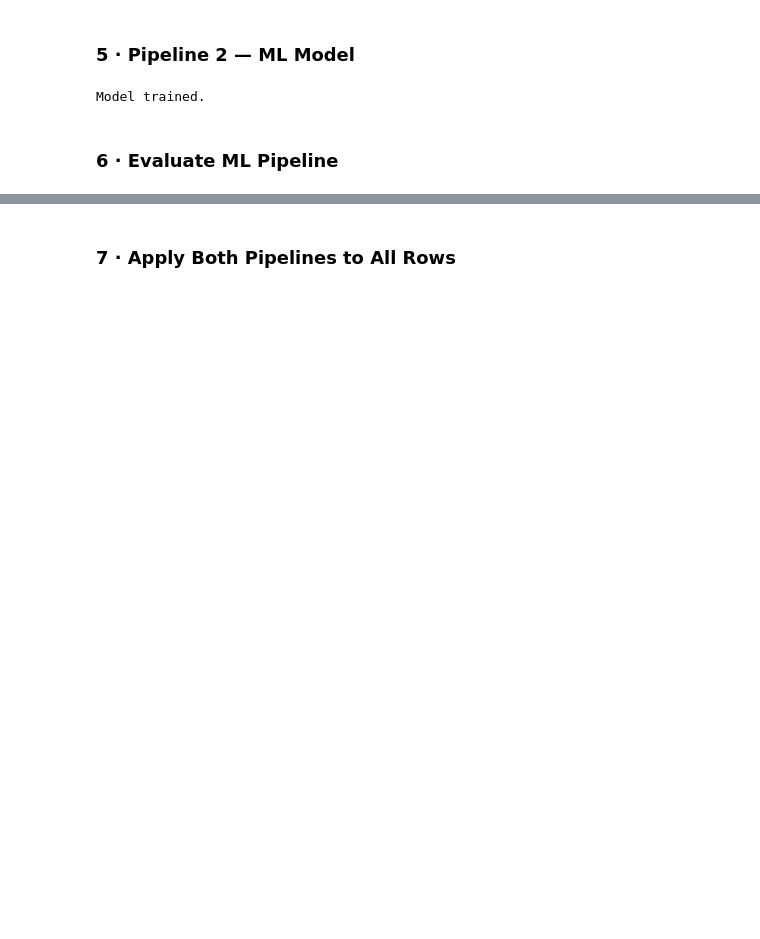
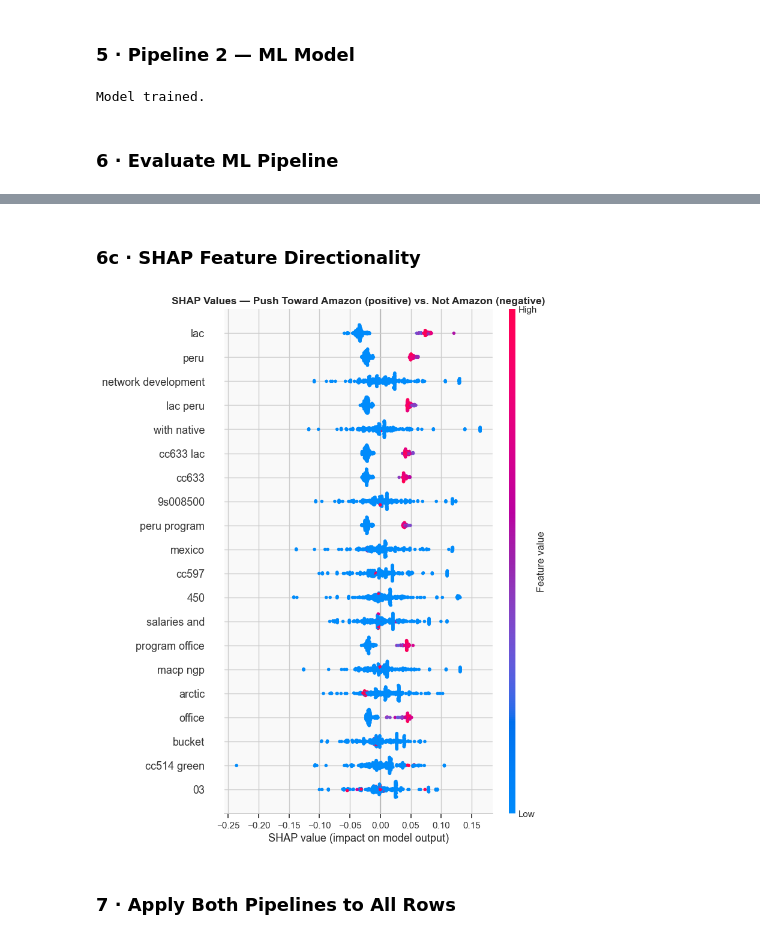
Before and after one commit to rrachellkim/WWF-DSS-SP26, a Jupyter notebook: Model.ipynb, the cells around one changed output, grey strips where cells are left out. Saved outputs shown, nothing was run; the diff lists cells and outputs as text; code cells hidden in the pictures; blank space fills up the shorter version.

```diff
--- a/Model.ipynb
+++ b/Model.ipynb
@@ -480,3 +579,31 @@ Target    : 80.0%  ->  PASS!
+# %% [markdown]
+### 6c · SHAP Feature Directionality
+# %%
+import shap
+
+X_test_tfidf = ml_pipe.named_steps['tfidf'].transform(X_test).toarray().astype(float)
+explainer    = shap.TreeExplainer(ml_pipe.named_steps['rf'])
+shap_values  = explainer.shap_values(X_test_tfidf, check_additivity=False)
+
+# Newer SHAP returns a 3D array (samples, features, classes); older returns a list
+if isinstance(shap_values, list):
+    sv_amazon = shap_values[1]
+else:
+    sv_amazon = shap_values[:, :, 1]
+
+shap.summary_plot(
+    sv_amazon,
+    X_test_tfidf,
+    feature_names=feature_names,
+    max_display=20,
+    plot_type='dot',
+    show=False,
+)
+plt.title('SHAP Values — Push Toward Amazon (positive) vs. Not Amazon (negative)', fontweight='bold')
+plt.tight_layout()
+plt.show()
+# %% [output]
+[figure, added]
 # %% [markdown]
 ### 7 · Apply Both Pipelines to All Rows
 # %%
```
Also changed, not shown: parts of 6 cells of this notebook.
